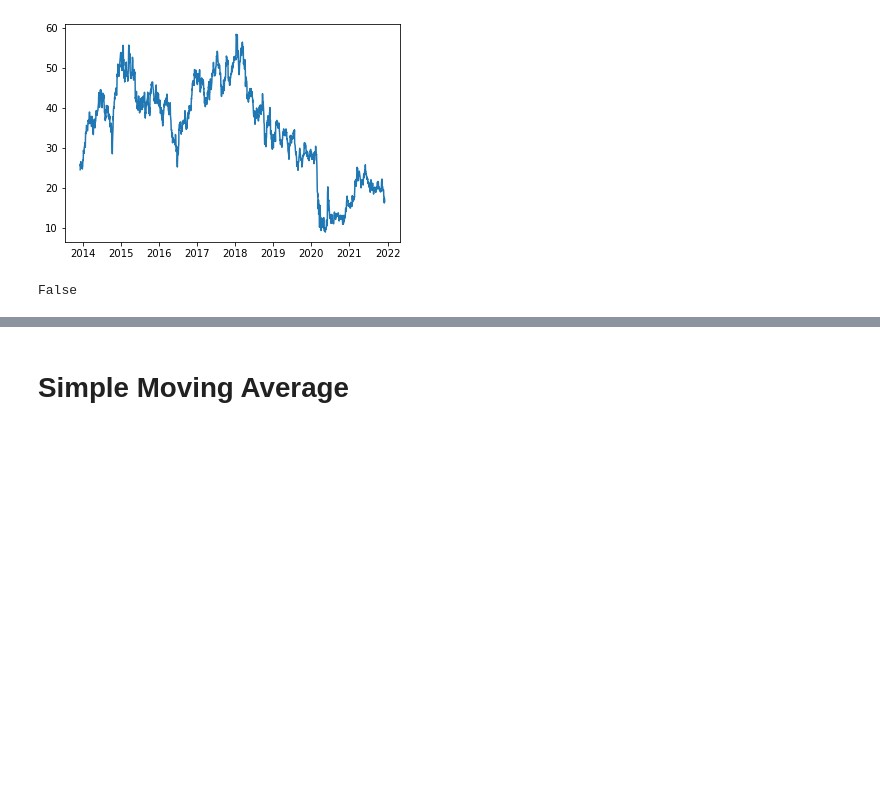
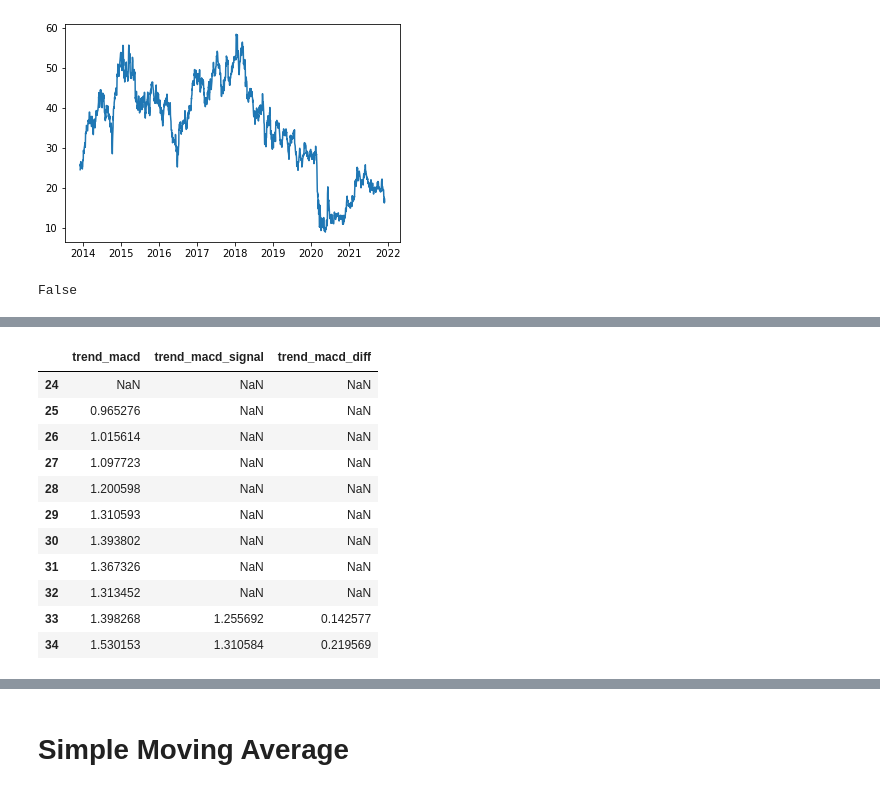
Before and after one commit to SWeisshaar/asim, a Jupyter notebook: notebooks/Net_Return.ipynb, the cells around one changed output, grey strips where cells are left out. Saved outputs shown, nothing was run; the diff lists cells and outputs as text; code cells hidden in the pictures; blank space fills up the shorter version.

```diff
--- a/notebooks/Net_Return.ipynb
+++ b/notebooks/Net_Return.ipynb
@@ -68,0 +122,15 @@ False
+# %%
+df_aag_all_features[["trend_macd", "trend_macd_signal", "trend_macd_diff"]].iloc[range(24, 35)]
+# %% [output]
+|  | trend_macd | trend_macd_signal | trend_macd_diff |
+| 24 | NaN | NaN | NaN |
+| 25 | 0.965276 | NaN | NaN |
+| 26 | 1.015614 | NaN | NaN |
+| 27 | 1.097723 | NaN | NaN |
+| 28 | 1.200598 | NaN | NaN |
+| 29 | 1.310593 | NaN | NaN |
+| 30 | 1.393802 | NaN | NaN |
+| 31 | 1.367326 | NaN | NaN |
+| 32 | 1.313452 | NaN | NaN |
+| 33 | 1.398268 | 1.255692 | 0.142577 |
+| 34 | 1.530153 | 1.310584 | 0.219569 |
```
Also changed, not shown: parts of 49 cells of this notebook.
